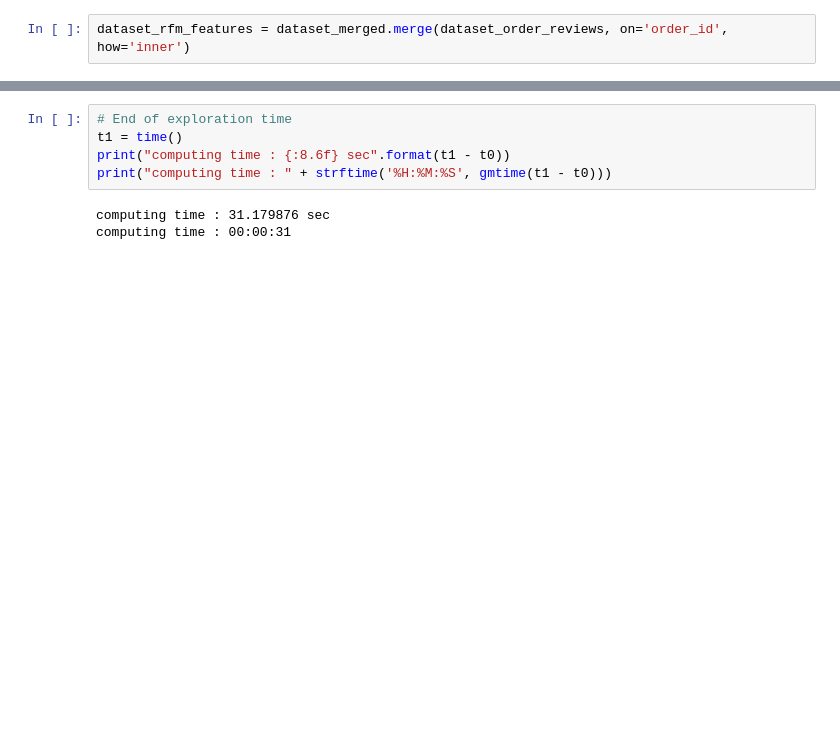
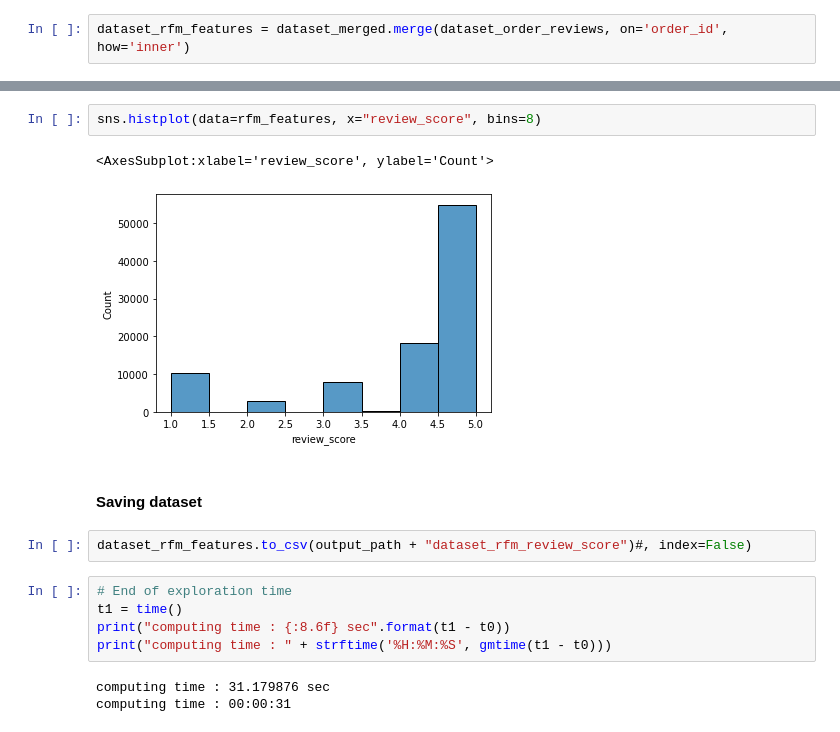
Before and after one commit to oumeima-elgharbi/P5_Data_Science_OpenClassrooms, a Jupyter notebook: P5_01_exploration.ipynb, the cells around one changed output, grey strips where cells are left out. Drawn from its saved outputs; the diff is of its cells as text; blank space fills up the shorter version.

```diff
--- a/P5_01_exploration.ipynb
+++ b/P5_01_exploration.ipynb
@@ -417,3 +487,12 @@ df = df.groupby('customer_unique_id').agg({'order_purchase_timestamp' : lambda x
+# %%
+sns.histplot(data=rfm_features, x="review_score", bins=8)
+# %% [output]
+<AxesSubplot:xlabel='review_score', ylabel='Count'>
+[figure, added]
+# %% [markdown]
+#### Saving dataset
+# %%
+dataset_rfm_features.to_csv(output_path + "dataset_rfm_review_score")#, index=False)
 # %%
 # End of exploration time
 t1 = time()
```
Also changed, not shown: parts of 14 cells of this notebook, 3 other files.
